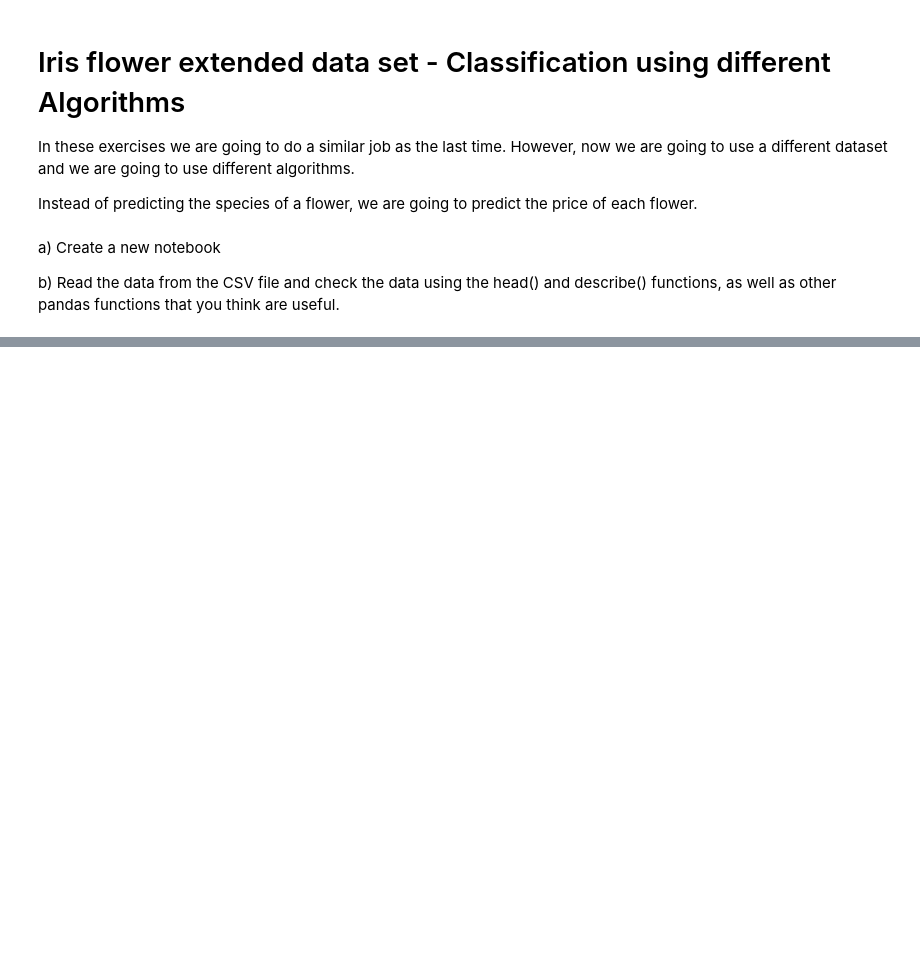
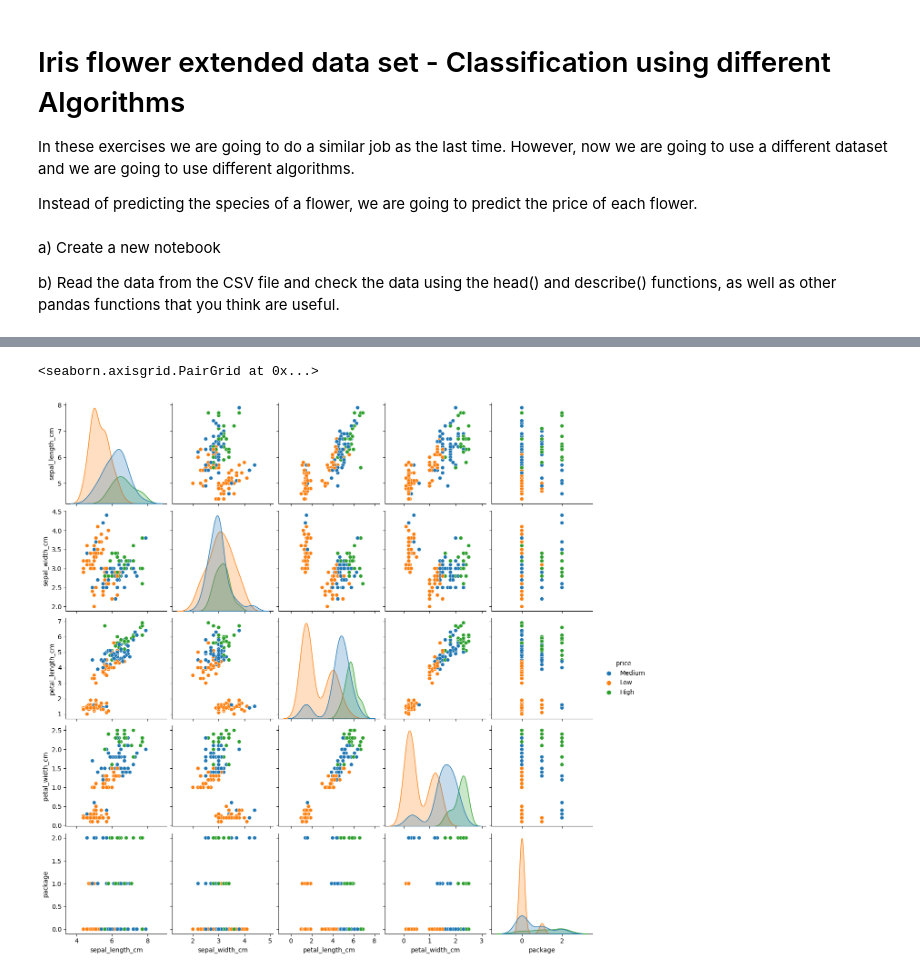
Before and after one commit to Johnny-droid/AI-Projects, a Jupyter notebook: Exercises5/Exercise5_2.ipynb, the cells around one changed output, grey strips where cells are left out. Drawn from its saved outputs; the diff is of its cells as text; code cells hidden in the pictures; blank space fills up the shorter version.

```diff
--- a/Exercises5/Exercise5_2.ipynb
+++ b/Exercises5/Exercise5_2.ipynb
@@ -27,0 +37,5 @@ iris_data.head()
+# %%
+sb.pairplot(iris_data.dropna(), hue='price')
+# %% [output]
+<seaborn.axisgrid.PairGrid at 0x...>
+[figure, added]
```
Also changed, not shown: parts of 17 cells of this notebook.
